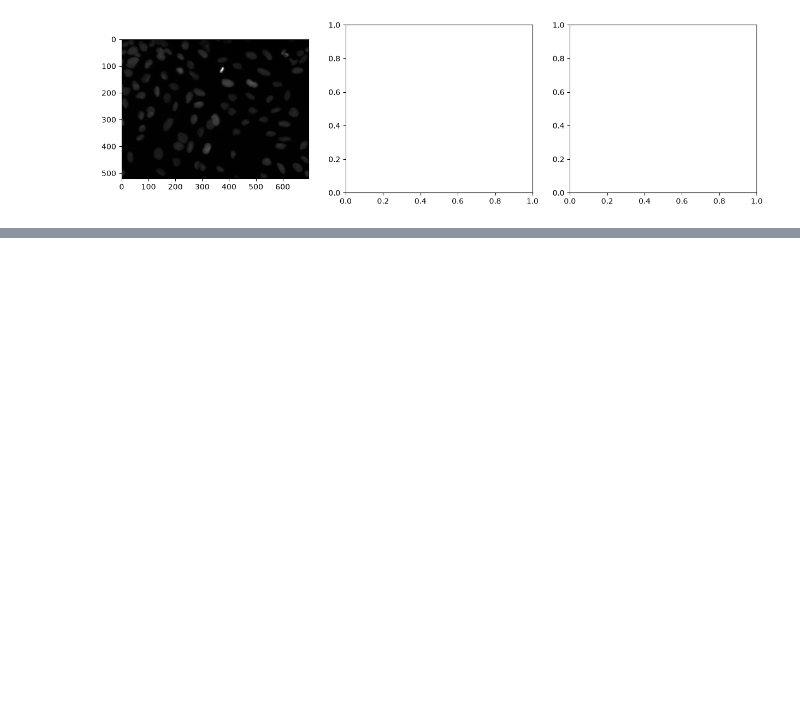
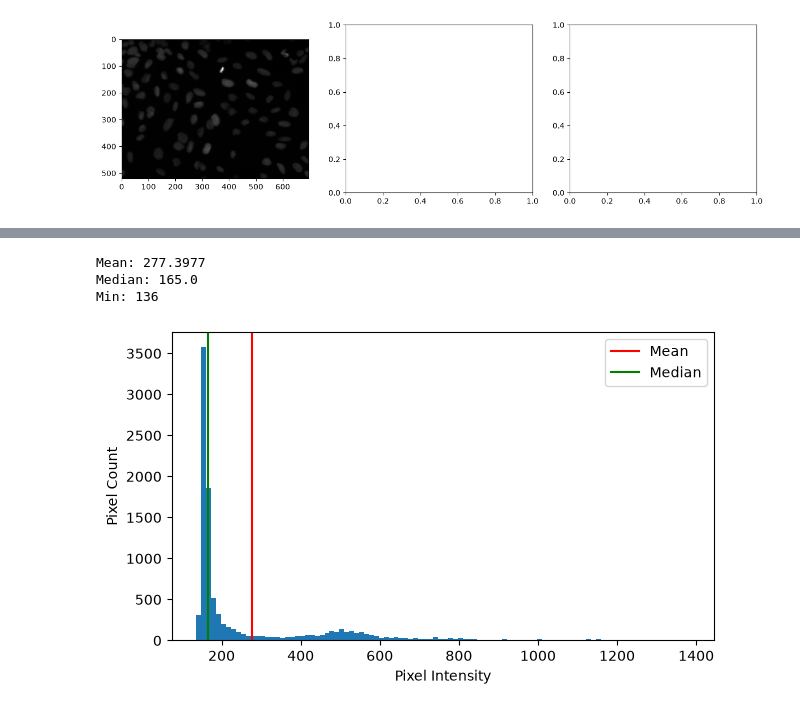
Before and after one commit to tianling0625/scientific-ai-portfolio, a Jupyter notebook: notebooks/04_pixel_intensity_analysis.ipynb, the cells around one changed output, grey strips where cells are left out. Saved outputs shown, nothing was run; the diff lists cells and outputs as text; code cells hidden in the pictures; blank space fills up the shorter version.

```diff
--- a/notebooks/04_pixel_intensity_analysis.ipynb
+++ b/notebooks/04_pixel_intensity_analysis.ipynb
@@ -115,0 +128,21 @@ axes[0].imshow(image, cmap="gray")
+# %%
+print("Mean:", roi.mean())
+print("Median:", np.median(roi))
+print("Min:", roi.min())
+# %% [output]
+Mean: 277.3977
+Median: 165.0
+Min: 136
+# %%
+plt.figure(figsize=(7, 4))
+plt.hist(roi.ravel(), bins=100)
+
+plt.axvline(roi.mean(), color="red", label="Mean")
+plt.axvline(np.median(roi), color="green", label="Median")
+
+plt.xlabel("Pixel Intensity")
+plt.ylabel("Pixel Count")
+plt.legend()
+plt.show()
+# %% [output]
+[figure, added]
```
Also changed, not shown: parts of 12 cells of this notebook.
